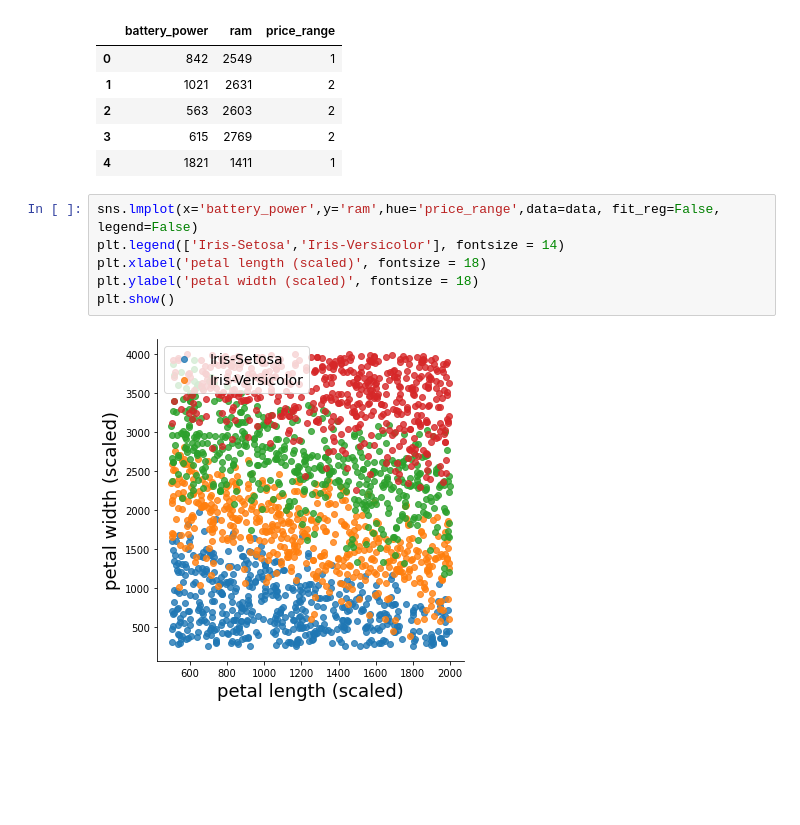
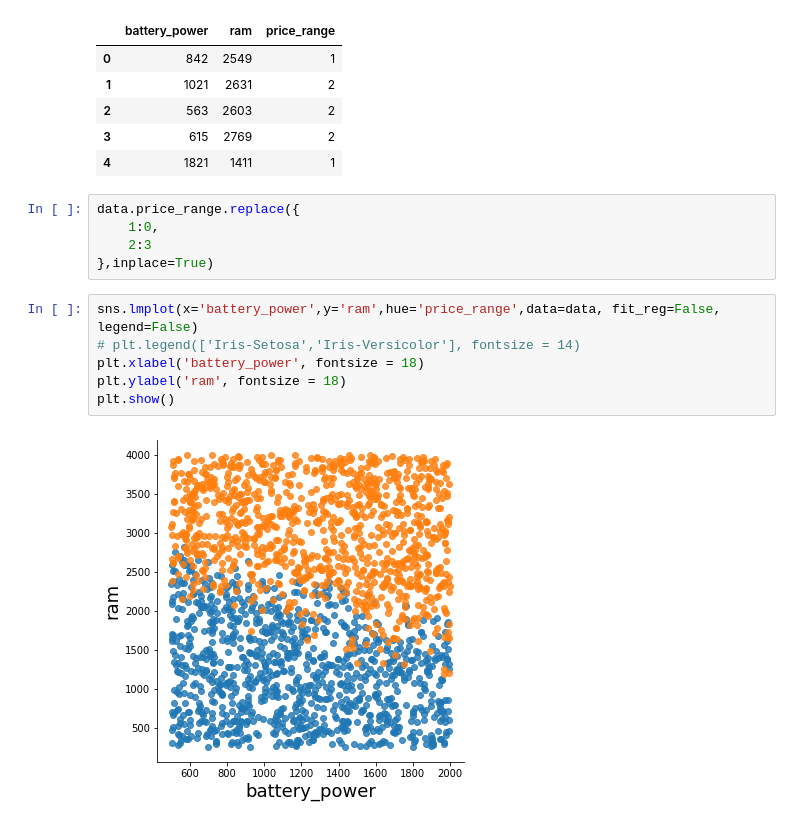
Before and after one commit to MahdyShayesteh/SBU_DataMining_Python, a Jupyter notebook: SVM_Hard_margin_and_Soft_margin.ipynb, the cells around one changed output. Saved outputs shown, nothing was run; the diff lists cells and outputs as text; blank space fills up the shorter version.

```diff
--- a/SVM_Hard_margin_and_Soft_margin.ipynb
+++ b/SVM_Hard_margin_and_Soft_margin.ipynb
@@ -40,11 +41,16 @@ data.head()
 | 2 | 563 | 2603 | 2 |
 | 3 | 615 | 2769 | 2 |
 | 4 | 1821 | 1411 | 1 |
+# %%
+data.price_range.replace({
+    1:0,
+    2:3
+},inplace=True)
 # %%
 sns.lmplot(x='battery_power',y='ram',hue='price_range',data=data, fit_reg=False, legend=False)
-plt.legend(['Iris-Setosa','Iris-Versicolor'], fontsize = 14)
-plt.xlabel('petal length (scaled)', fontsize = 18)
-plt.ylabel('petal width (scaled)', fontsize = 18)
+# plt.legend(['Iris-Setosa','Iris-Versicolor'], fontsize = 14)
+plt.xlabel('battery_power', fontsize = 18)
+plt.ylabel('ram', fontsize = 18)
 plt.show()
 # %% [output]
-[figure, old version]
+[figure, new version]
```
Also changed, not shown: parts of 8 cells of this notebook.
